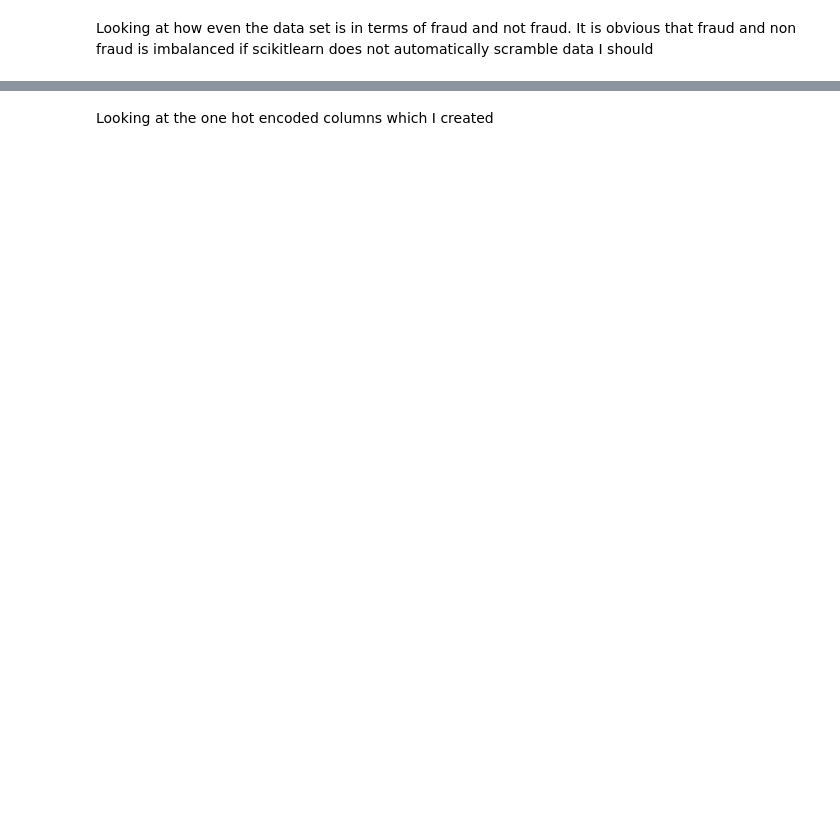
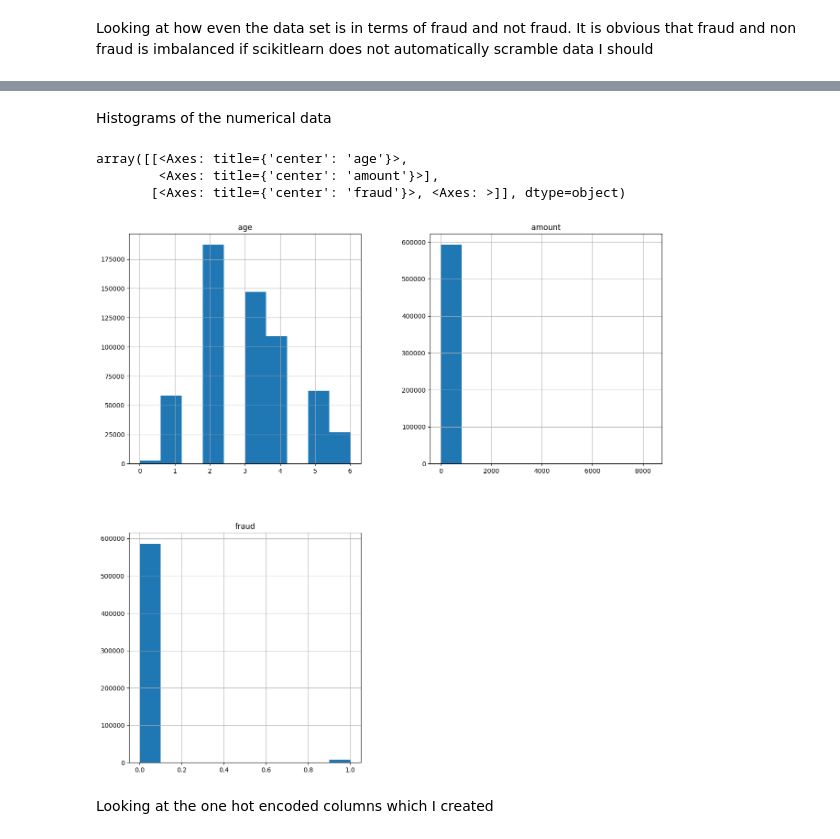
Before and after one commit to MichaelDuPlessis/elucidate-technical-assessment, a Jupyter notebook: analysis.ipynb, the cells around one changed output, grey strips where cells are left out. Saved outputs shown, nothing was run; the diff lists cells and outputs as text; code cells hidden in the pictures; blank space fills up the shorter version.

Commit message:
histograms are now created

```diff
--- a/analysis.ipynb
+++ b/analysis.ipynb
@@ -49,4 +61,4 @@ df["fraud"].value_counts()
 # %%
 # just moved to different block so that it isn't rerun
-x_df, y_df = extract_data(df)
+x_df, y_df = extract_data(df, "oridnal")
 df = x_df.join(y_df)
@@ -56,3 +93,12 @@ df.describe().T
+# %% [markdown]
+Histograms of the numerical data
+# %%
+df.hist(figsize=(15,15))
+# %% [output]
+array([[<Axes: title={'center': 'age'}>,
+        <Axes: title={'center': 'amount'}>],
+       [<Axes: title={'center': 'fraud'}>, <Axes: >]], dtype=object)
+[figure, added]
 # %% [markdown]
 Looking at the one hot encoded columns which I created
 # %%
```
Also changed, not shown: parts of 5 cells of this notebook, 1 other file.
